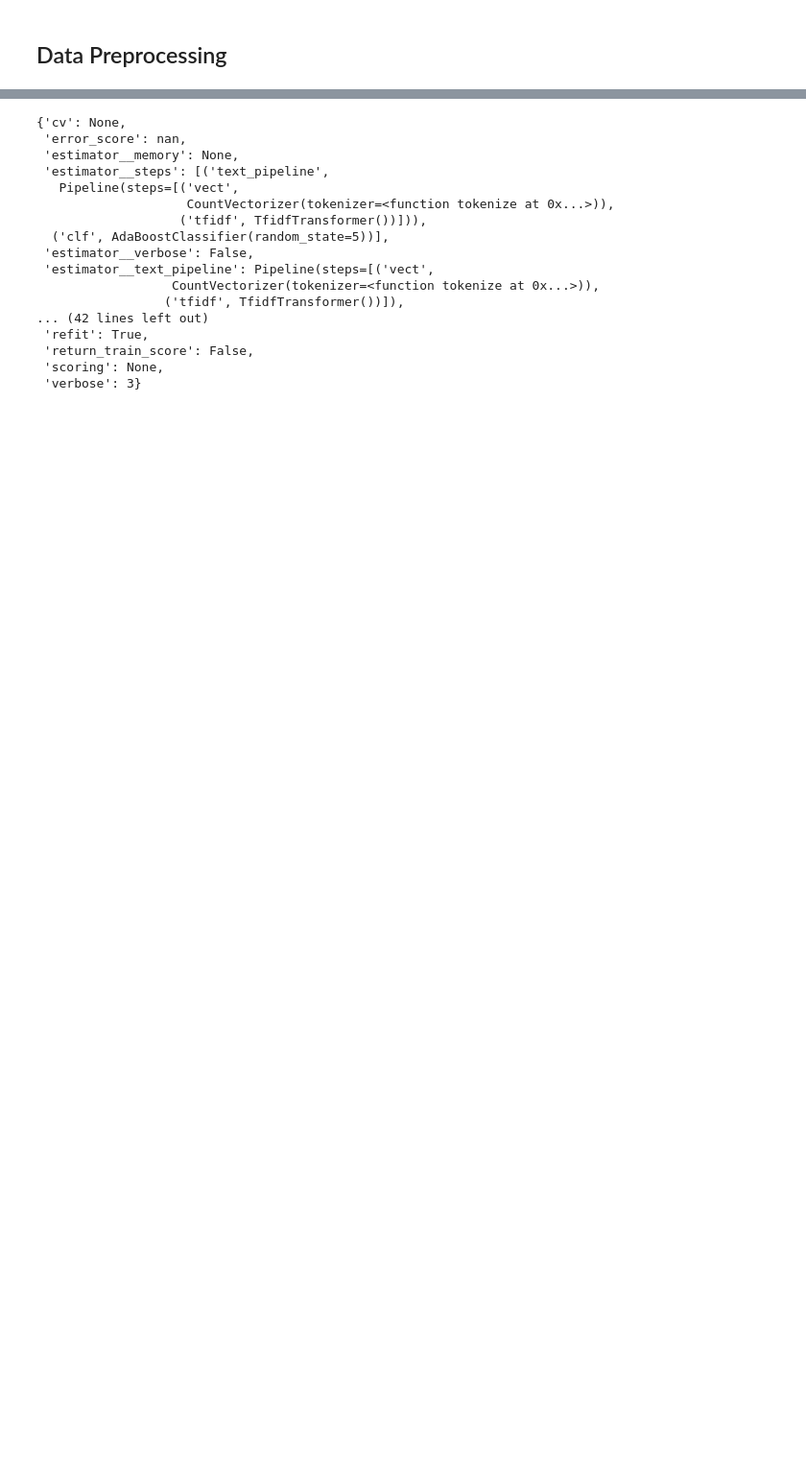
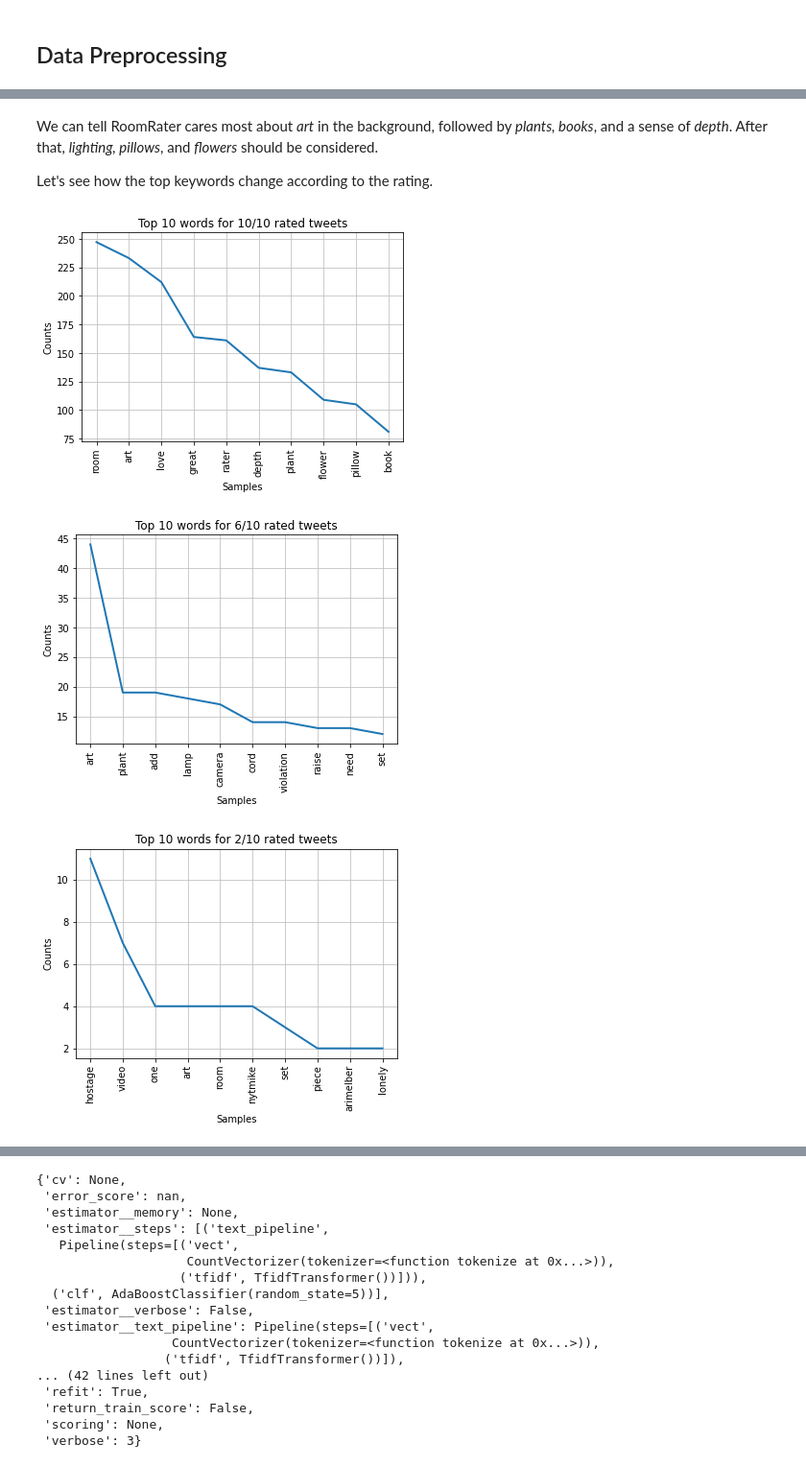
Before and after one commit to laurenmarar/RoomRater, a Jupyter notebook: RoomRater.ipynb, the cells around one changed output, grey strips where cells are left out. Shown at 96% size. Drawn from its saved outputs; the diff is of its cells as text; code cells hidden in the pictures; blank space fills up the shorter version.

```diff
--- a/RoomRater.ipynb
+++ b/RoomRater.ipynb
@@ -524,0 +375,50 @@ def build_ada_model():
+# %% [markdown]
+We can tell RoomRater cares most about *art* in the background, followed by *plants, books*, and a sense of *depth*. After that, *lighting, pillows*, and *flowers* should be considered.
+
+Let's see how the top keywords change according to the rating.
+# %%
+def visualize_text(df, rating):
+    """Input dataframe and tweet rating. Return sorted list of keywords."""
+    select_ratings = rated_clean.query('rating == @rating')
+
+    # Tokenize text
+    tweet_text = select_ratings['tweet_text'].tolist()
+    tokenized_text = []
+    for i in tweet_text:
+        token_i = tokenize(i)
+        tokenized_text.append(token_i)
+
+    # Combine lists
+    full_text = [k for j in tokenized_text for k in j]
+    fdist = FreqDist(full_text)
+
+    return fdist
+# %%
+# Let's run the tokenization for each rating to see how the top vocabulary changes by rating.
+words_10 = visualize_text(rated_clean, 10)
+words_9 = visualize_text(rated_clean, 9)
+words_8 = visualize_text(rated_clean, 8)
+words_7 = visualize_text(rated_clean, 7)
+words_6 = visualize_text(rated_clean, 6)
+words_5 = visualize_text(rated_clean, 5)
+words_4 = visualize_text(rated_clean, 4)
+words_3 = visualize_text(rated_clean, 3)
+words_2 = visualize_text(rated_clean, 2)
+words_1 = visualize_text(rated_clean, 1)
+words_0 = visualize_text(rated_clean, 0)
+# %%
+# Let's visualize keywords for high, mid, and low ratings
+words_10.plot(10, cumulative=False,
+              title='Top 10 words for 10/10 rated tweets')
+
+words_6.plot(10, cumulative=False,
+              title='Top 10 words for 6/10 rated tweets')
+
+words_2.plot(10, cumulative=False,
+              title='Top 10 words for 2/10 rated tweets')
+
+plt.show()
+# %% [output]
+[figure, added]
+[figure, added]
+[figure, added]
```
Also changed, not shown: parts of 125 cells of this notebook.
